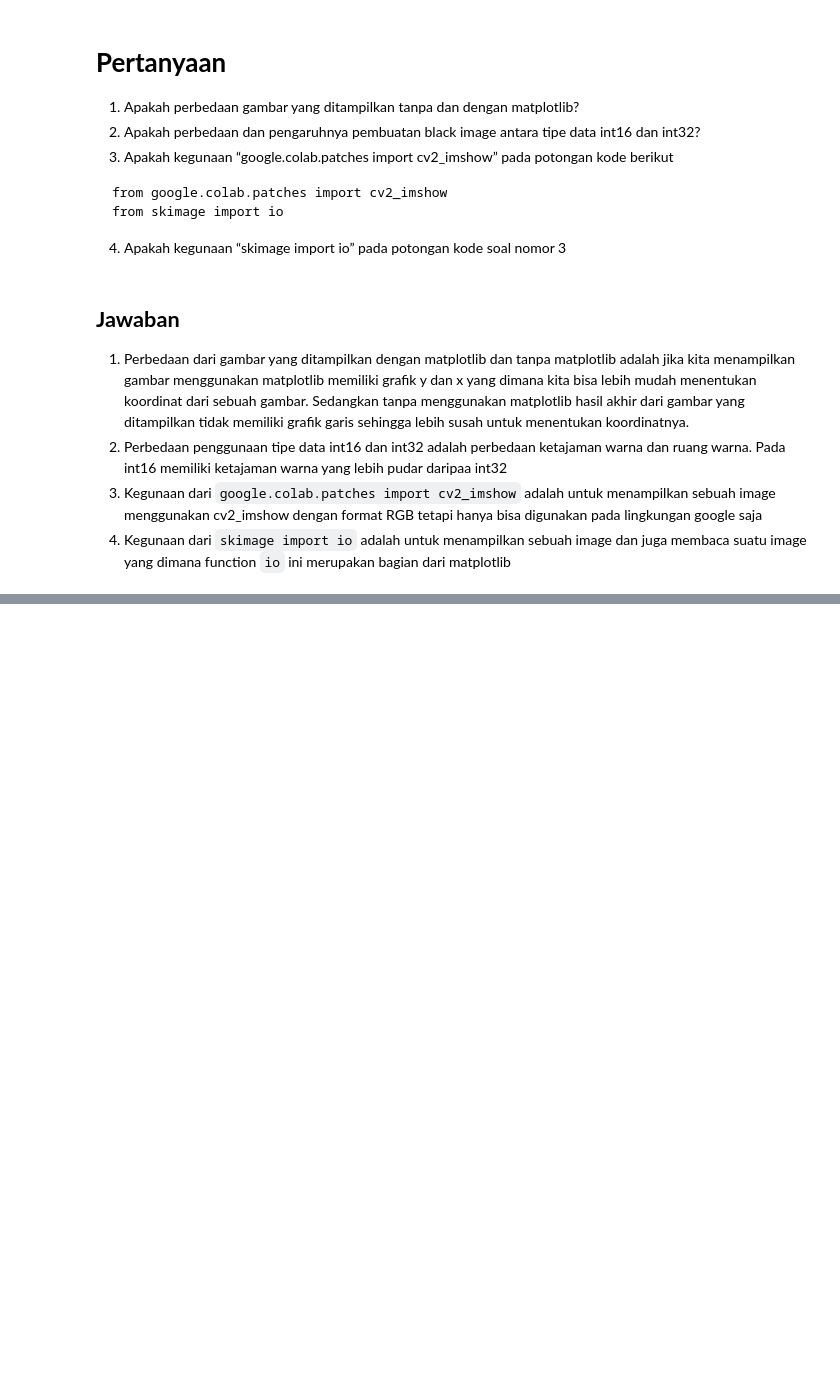
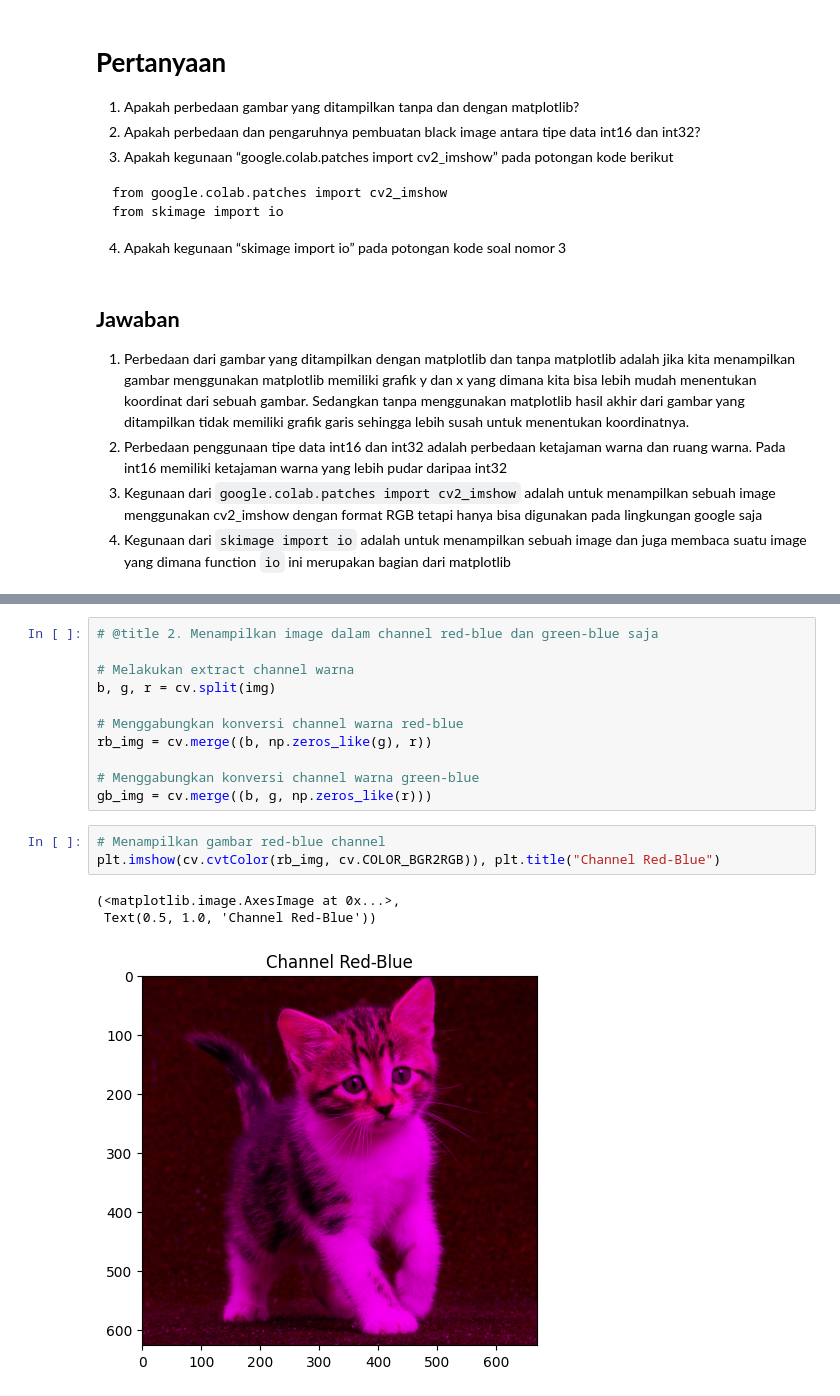
Before and after one commit to Gin-Arata/PCVK_13_Gaco-Razan-Kamil, a Jupyter notebook: Week2_PCVK.ipynb, the cells around one changed output, grey strips where cells are left out. Cells and saved outputs as stored; diff of their text form; blank space fills up the shorter version.

```diff
--- a/Week2_PCVK.ipynb
+++ b/Week2_PCVK.ipynb
@@ -163,0 +209,18 @@ from skimage import io
+# %%
+# @title 2. Menampilkan image dalam channel red-blue dan green-blue saja
+
+# Melakukan extract channel warna
+b, g, r = cv.split(img)
+
+# Menggabungkan konversi channel warna red-blue
+rb_img = cv.merge((b, np.zeros_like(g), r))
+
+# Menggabungkan konversi channel warna green-blue
+gb_img = cv.merge((b, g, np.zeros_like(r)))
+# %%
+# Menampilkan gambar red-blue channel
+plt.imshow(cv.cvtColor(rb_img, cv.COLOR_BGR2RGB)), plt.title("Channel Red-Blue")
+# %% [output]
+(<matplotlib.image.AxesImage at 0x...>,
+ Text(0.5, 1.0, 'Channel Red-Blue'))
+[figure, added]
```
Also changed, not shown: parts of 8 cells of this notebook.
